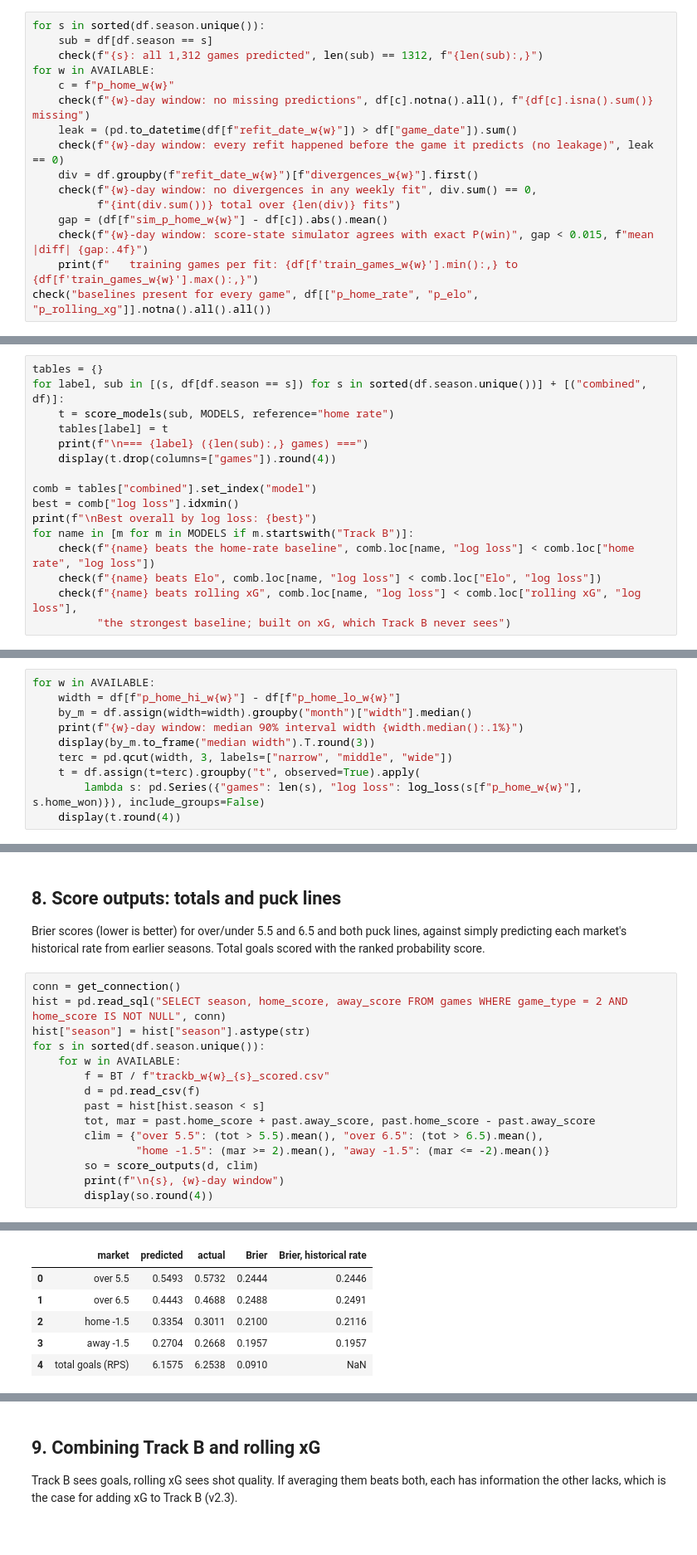
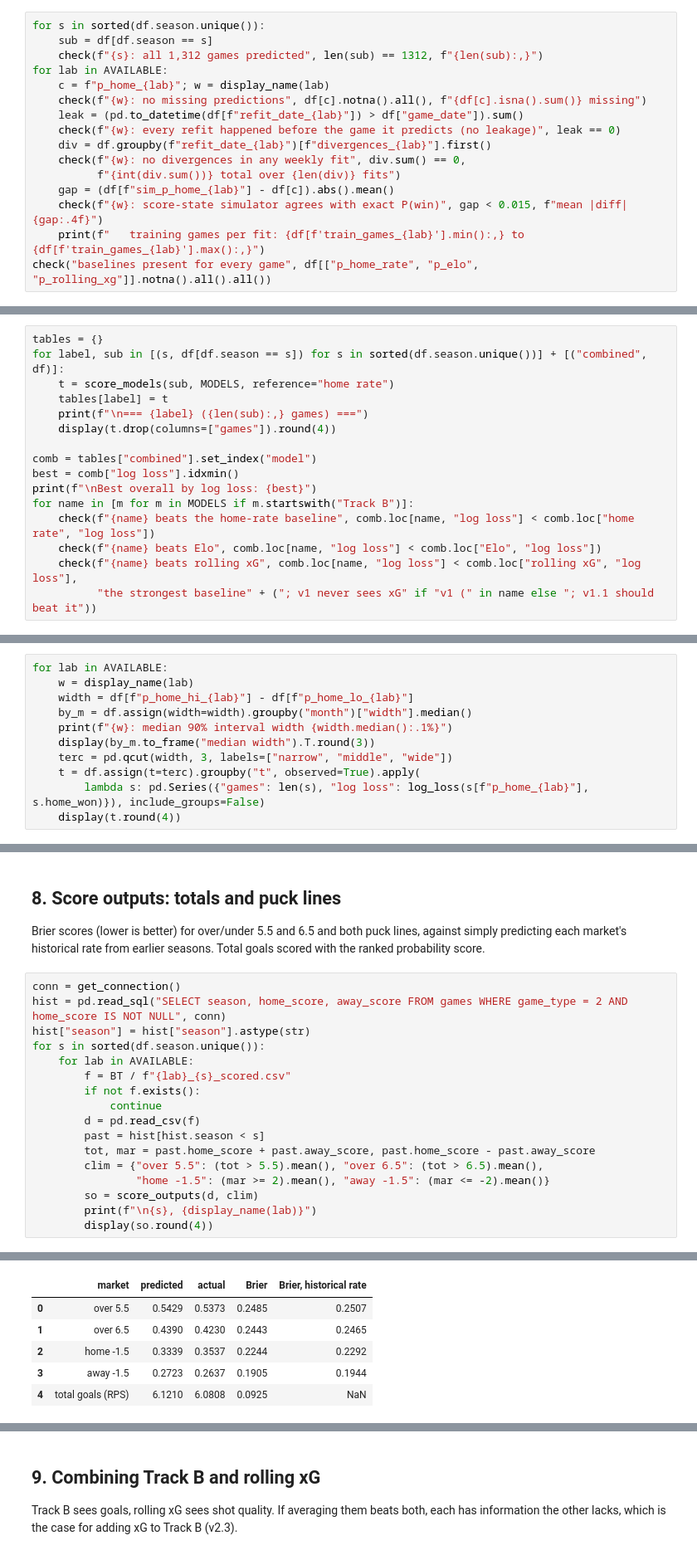
Before and after one commit to ckiefer14/hockey_stats, a Jupyter notebook: notebooks/phase7_check.ipynb, the cells around one changed output, grey strips where cells are left out. Shown at 83% size. Drawn from its saved outputs; the diff is of its cells as text.

```diff
--- a/notebooks/phase7_check.ipynb
+++ b/notebooks/phase7_check.ipynb
@@ -81,17 +92,17 @@ games: 2,624   seasons: ['20242025', '20252026']   Track B windows: [730, 365]
 for s in sorted(df.season.unique()):
     sub = df[df.season == s]
     check(f"{s}: all 1,312 games predicted", len(sub) == 1312, f"{len(sub):,}")
-for w in AVAILABLE:
-    c = f"p_home_w{w}"
-    check(f"{w}-day window: no missing predictions", df[c].notna().all(), f"{df[c].isna().sum()} missing")
-    leak = (pd.to_datetime(df[f"refit_date_w{w}"]) > df["game_date"]).sum()
-    check(f"{w}-day window: every refit happened before the game it predicts (no leakage)", leak == 0)
-    div = df.groupby(f"refit_date_w{w}")[f"divergences_w{w}"].first()
-    check(f"{w}-day window: no divergences in any weekly fit", div.sum() == 0,
+for lab in AVAILABLE:
+    c = f"p_home_{lab}"; w = display_name(lab)
+    check(f"{w}: no missing predictions", df[c].notna().all(), f"{df[c].isna().sum()} missing")
+    leak = (pd.to_datetime(df[f"refit_date_{lab}"]) > df["game_date"]).sum()
+    check(f"{w}: every refit happened before the game it predicts (no leakage)", leak == 0)
+    div = df.groupby(f"refit_date_{lab}")[f"divergences_{lab}"].first()
+    check(f"{w}: no divergences in any weekly fit", div.sum() == 0,
           f"{int(div.sum())} total over {len(div)} fits")
-    gap = (df[f"sim_p_home_w{w}"] - df[c]).abs().mean()
-    check(f"{w}-day window: score-state simulator agrees with exact P(win)", gap < 0.015, f"mean |diff| {gap:.4f}")
-    print(f"   training games per fit: {df[f'train_games_w{w}'].min():,} to {df[f'train_games_w{w}'].max():,}")
+    gap = (df[f"sim_p_home_{lab}"] - df[c]).abs().mean()
+    check(f"{w}: score-state simulator agrees with exact P(win)", gap < 0.015, f"mean |diff| {gap:.4f}")
+    print(f"   training games per fit: {df[f'train_games_{lab}'].min():,} to {df[f'train_games_{lab}'].max():,}")
 check("baselines present for every game", df[["p_home_rate", "p_elo", "p_rolling_xg"]].notna().all().all())
 # %% [output]
 PASS   20242025: all 1,312 games predicted   (1,312)
@@ -127,7 +142,7 @@ for name in [m for m in MODELS if m.startswith("Track B")]:
     check(f"{name} beats the home-rate baseline", comb.loc[name, "log loss"] < comb.loc["home rate", "log loss"])
     check(f"{name} beats Elo", comb.loc[name, "log loss"] < comb.loc["Elo", "log loss"])
     check(f"{name} beats rolling xG", comb.loc[name, "log loss"] < comb.loc["rolling xG", "log loss"],
-          "the strongest baseline; built on xG, which Track B never sees")
+          "the strongest baseline" + ("; v1 never sees xG" if "v1 (" in name else "; v1.1 should beat it"))
 # %% [output]
 === 20242025 (1,312 games) ===
 |  | model | log loss | Brier | accuracy | calibration slope | slope 90% | intercept | vs home rate | ... |
@@ -302,13 +429,14 @@ The 90% interval reflects how unsure Track B is about the two teams. It can't be
 outcome, but two things should hold: intervals narrow as a season goes on (more data), and games where the model
 is unsure (wide interval) should be harder to predict.
 # %%
-for w in AVAILABLE:
-    width = df[f"p_home_hi_w{w}"] - df[f"p_home_lo_w{w}"]
+for lab in AVAILABLE:
+    w = display_name(lab)
+    width = df[f"p_home_hi_{lab}"] - df[f"p_home_lo_{lab}"]
     by_m = df.assign(width=width).groupby("month")["width"].median()
-    print(f"{w}-day window: median 90% interval width {width.median():.1%}")
+    print(f"{w}: median 90% interval width {width.median():.1%}")
     display(by_m.to_frame("median width").T.round(3))
     terc = pd.qcut(width, 3, labels=["narrow", "middle", "wide"])
     t = df.assign(t=terc).groupby("t", observed=True).apply(
-        lambda s: pd.Series({"games": len(s), "log loss": log_loss(s[f"p_home_w{w}"], s.home_won)}), include_groups=False)
+        lambda s: pd.Series({"games": len(s), "log loss": log_loss(s[f"p_home_{lab}"], s.home_won)}), include_groups=False)
     display(t.round(4))
 # %% [output]
@@ -338,14 +483,16 @@ conn = get_connection()
 hist = pd.read_sql("SELECT season, home_score, away_score FROM games WHERE game_type = 2 AND home_score IS NOT NULL", conn)
 hist["season"] = hist["season"].astype(str)
 for s in sorted(df.season.unique()):
-    for w in AVAILABLE:
-        f = BT / f"trackb_w{w}_{s}_scored.csv"
+    for lab in AVAILABLE:
+        f = BT / f"{lab}_{s}_scored.csv"
+        if not f.exists():
+            continue
         d = pd.read_csv(f)
         past = hist[hist.season < s]
         tot, mar = past.home_score + past.away_score, past.home_score - past.away_score
         clim = {"over 5.5": (tot > 5.5).mean(), "over 6.5": (tot > 6.5).mean(),
                 "home -1.5": (mar >= 2).mean(), "away -1.5": (mar <= -2).mean()}
         so = score_outputs(d, clim)
-        print(f"\n{s}, {w}-day window")
+        print(f"\n{s}, {display_name(lab)}")
         display(so.round(4))
 # %% [output]
@@ -367,6 +514,6 @@ for s in sorted(df.season.unique()):
 |  | market | predicted | actual | Brier | Brier, historical rate |
-| 0 | over 5.5 | 0.5493 | 0.5732 | 0.2444 | 0.2446 |
-| 1 | over 6.5 | 0.4443 | 0.4688 | 0.2488 | 0.2491 |
-| 2 | home -1.5 | 0.3354 | 0.3011 | 0.2100 | 0.2116 |
-| 3 | away -1.5 | 0.2704 | 0.2668 | 0.1957 | 0.1957 |
-| 4 | total goals (RPS) | 6.1575 | 6.2538 | 0.0910 | NaN |
+| 0 | over 5.5 | 0.5429 | 0.5373 | 0.2485 | 0.2507 |
+| 1 | over 6.5 | 0.4390 | 0.4230 | 0.2443 | 0.2465 |
+| 2 | home -1.5 | 0.3339 | 0.3537 | 0.2244 | 0.2292 |
+| 3 | away -1.5 | 0.2723 | 0.2637 | 0.1905 | 0.1944 |
+| 4 | total goals (RPS) | 6.1210 | 6.0808 | 0.0925 | NaN |
```
Also changed, not shown: parts of 10 cells of this notebook, 31 other files.
